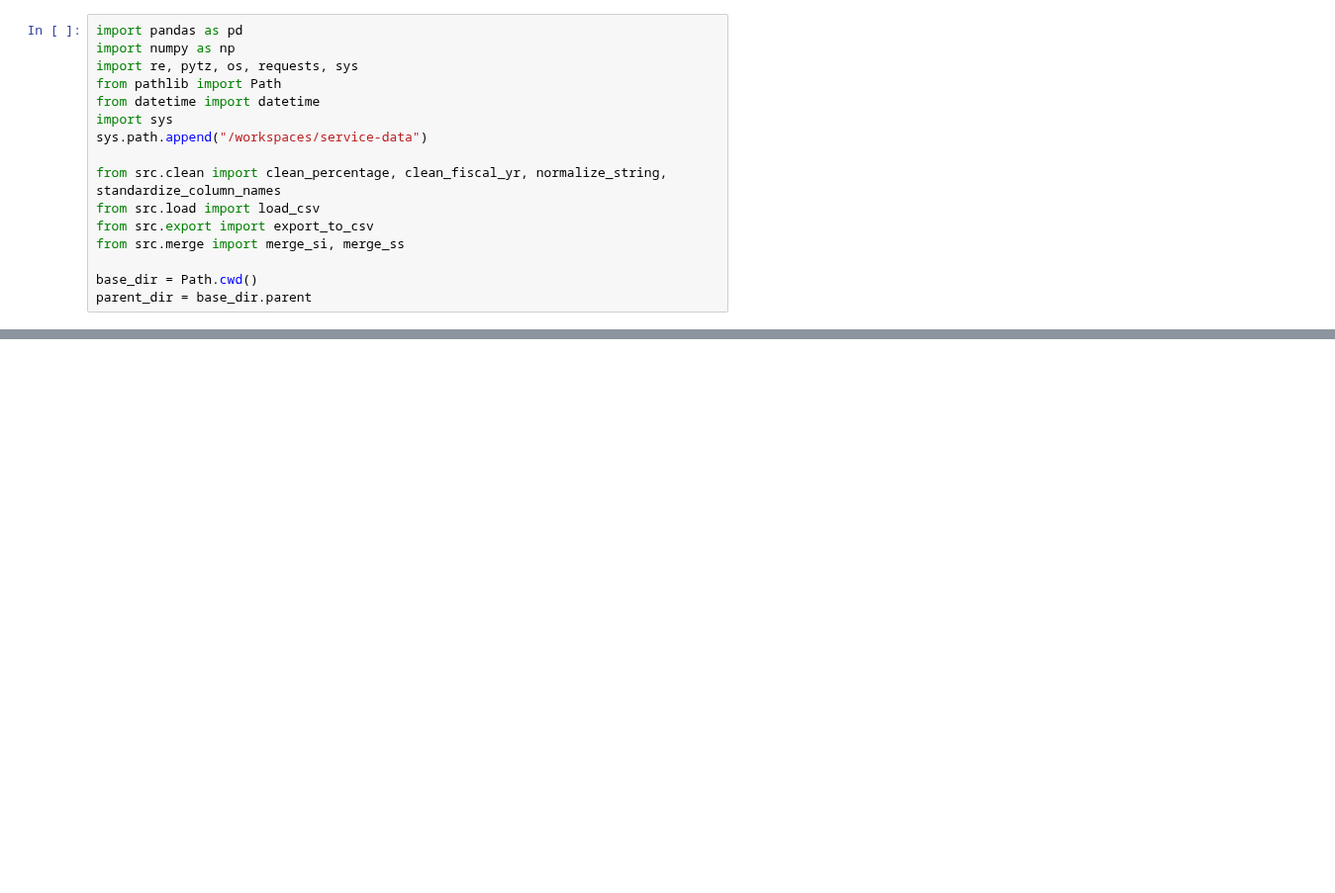
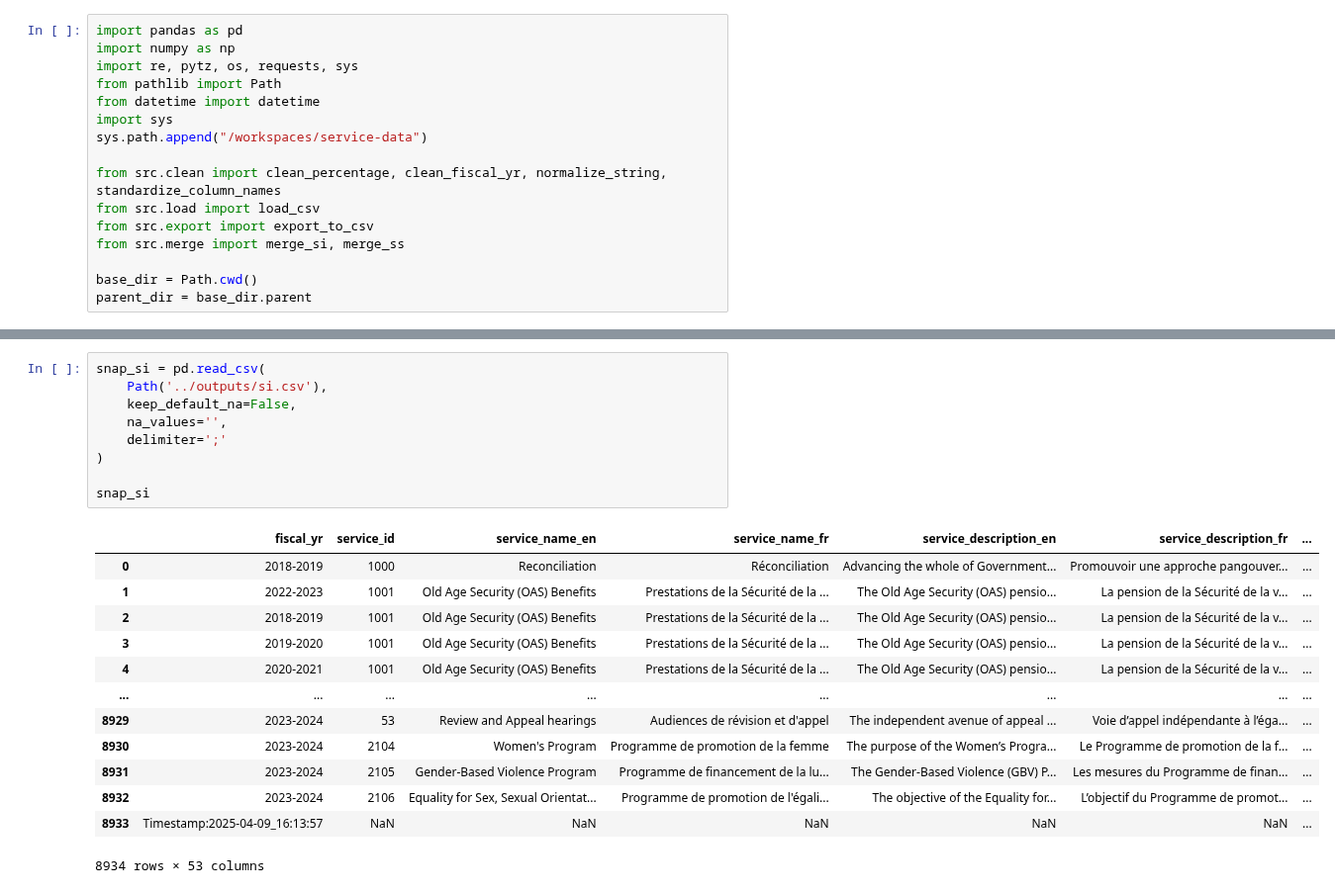
Before and after one commit to gcperformance/service-data, a Jupyter notebook: notebooks/experiment-snapshot-diff.ipynb, the cells around one changed output, grey strips where cells are left out. Shown at 99% size. Saved outputs shown, nothing was run; the diff lists cells and outputs as text; blank space fills up the shorter version.

```diff
--- a/notebooks/experiment-snapshot-diff.ipynb
+++ b/notebooks/experiment-snapshot-diff.ipynb
@@ -241,0 +331,23 @@ dang
+# %%
+snap_si = pd.read_csv(
+    Path('../outputs/si.csv'),
+    keep_default_na=False,
+    na_values='',
+    delimiter=';'
+)
+
+snap_si
+# %% [output]
+|  | fiscal_yr | service_id | service_name_en | service_name_fr | service_description_en | service_description_fr | ... |
+| 0 | 2018-2019 | 1000 | Reconciliation | Réconciliation | Advancing the whole of Government... | Promouvoir une approche pangouver... | ... |
+| 1 | 2022-2023 | 1001 | Old Age Security (OAS) Benefits | Prestations de la Sécurité de la ... | The Old Age Security (OAS) pensio... | La pension de la Sécurité de la v... | ... |
+| 2 | 2018-2019 | 1001 | Old Age Security (OAS) Benefits | Prestations de la Sécurité de la ... | The Old Age Security (OAS) pensio... | La pension de la Sécurité de la v... | ... |
+| 3 | 2019-2020 | 1001 | Old Age Security (OAS) Benefits | Prestations de la Sécurité de la ... | The Old Age Security (OAS) pensio... | La pension de la Sécurité de la v... | ... |
+| 4 | 2020-2021 | 1001 | Old Age Security (OAS) Benefits | Prestations de la Sécurité de la ... | The Old Age Security (OAS) pensio... | La pension de la Sécurité de la v... | ... |
+| ... | ... | ... | ... | ... | ... | ... | ... |
+| 8929 | 2023-2024 | 53 | Review and Appeal hearings | Audiences de révision et d'appel | The independent avenue of appeal ... | Voie d’appel indépendante à l’éga... | ... |
+| 8930 | 2023-2024 | 2104 | Women's Program | Programme de promotion de la femme | The purpose of the Women’s Progra... | Le Programme de promotion de la f... | ... |
+| 8931 | 2023-2024 | 2105 | Gender-Based Violence Program | Programme de financement de la lu... | The Gender-Based Violence (GBV) P... | Les mesures du Programme de finan... | ... |
+| 8932 | 2023-2024 | 2106 | Equality for Sex, Sexual Orientat... | Programme de promotion de l'égali... | The objective of the Equality for... | L’objectif du Programme de promot... | ... |
+| 8933 | Timestamp:2025-04-09_16:13:57 | NaN | NaN | NaN | NaN | NaN | ... |
+8934 rows × 53 columns
```
Also changed, not shown: parts of 9 cells of this notebook, 23 other files.
